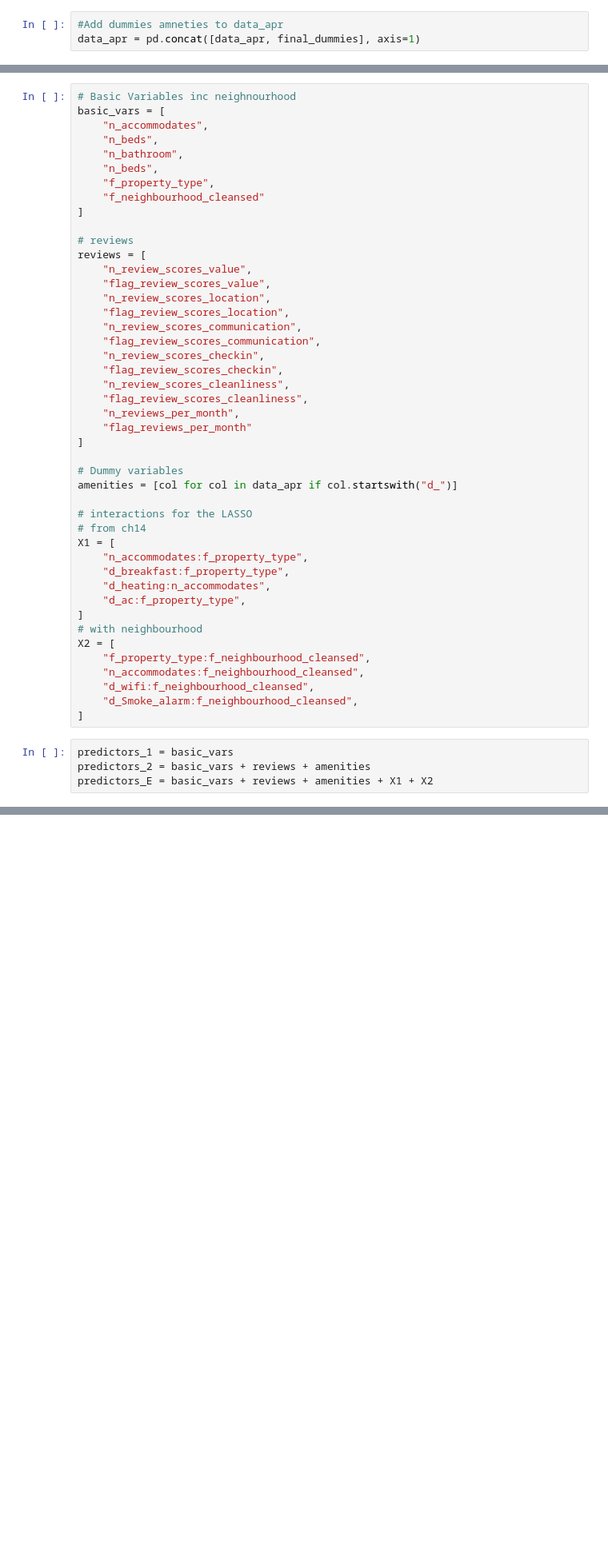
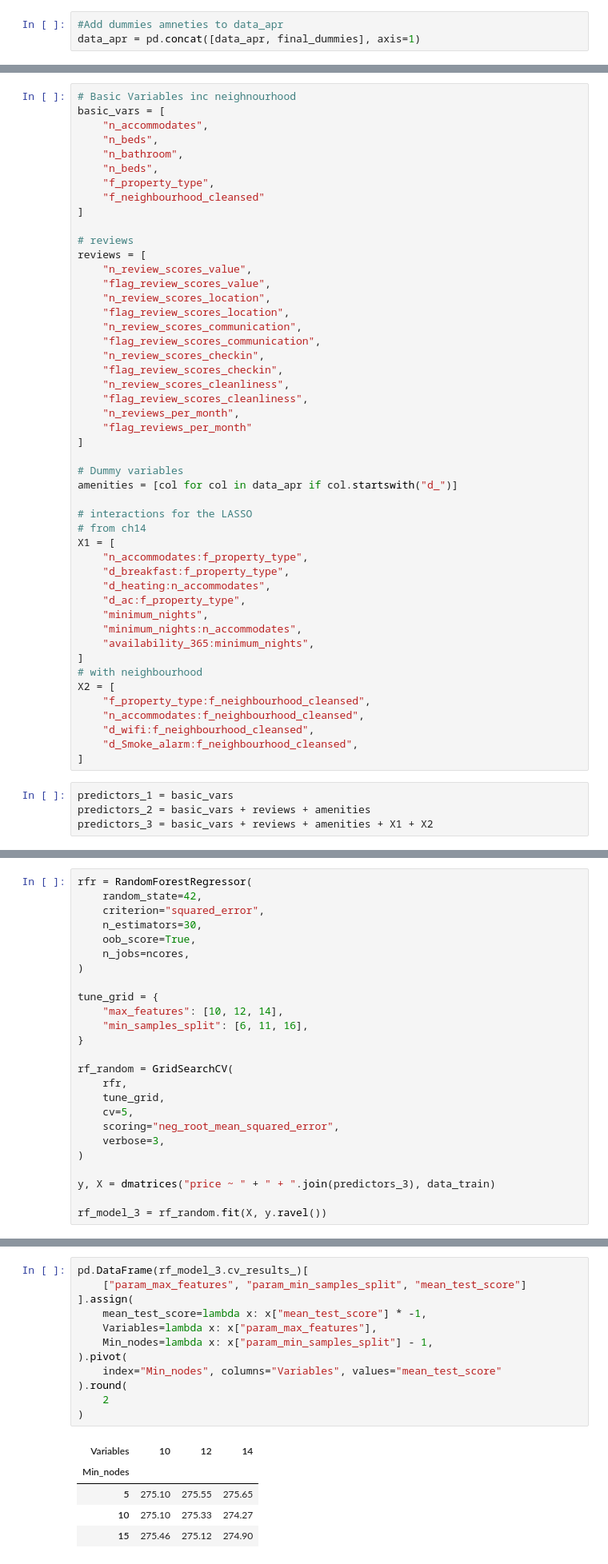
Before and after one commit to Jacopo21/AirbPrice_ML, a Jupyter notebook: vu_apr.ipynb, the cells around one changed output, grey strips where cells are left out. Shown at 80% size. Drawn from its saved outputs; the diff is of its cells as text; blank space fills up the shorter version.

```diff
--- a/vu_apr.ipynb
+++ b/vu_apr.ipynb
@@ -281,6 +283,9 @@ X1 = [
     "d_breakfast:f_property_type",
     "d_heating:n_accommodates",
     "d_ac:f_property_type",
+    "minimum_nights",
+    "minimum_nights:n_accommodates",
+    "availability_365:minimum_nights",
 ]
 # with neighbourhood
 X2 = [
@@ -292,7 +297,7 @@ X2 = [
 # %%
 predictors_1 = basic_vars
 predictors_2 = basic_vars + reviews + amenities
-predictors_E = basic_vars + reviews + amenities + X1 + X2
+predictors_3 = basic_vars + reviews + amenities + X1 + X2
 # %%
 amenities
 # %% [output]
@@ -322,0 +409,25 @@ data_train, data_holdout = train_test_split(data_apr, train_size=0.8, random_sta
+# %%
+rfr = RandomForestRegressor(
+    random_state=42,
+    criterion="squared_error",
+    n_estimators=30,
+    oob_score=True,
+    n_jobs=ncores,
+)
+
+tune_grid = {
+    "max_features": [10, 12, 14],
+    "min_samples_split": [6, 11, 16],
+}
+
+rf_random = GridSearchCV(
+    rfr,
+    tune_grid,
+    cv=5,
+    scoring="neg_root_mean_squared_error",
+    verbose=3,
+)
+
+y, X = dmatrices("price ~ " + " + ".join(predictors_3), data_train)
+
+rf_model_3 = rf_random.fit(X, y.ravel())
@@ -322,0 +487,18 @@ data_train, data_holdout = train_test_split(data_apr, train_size=0.8, random_sta
+# %%
+pd.DataFrame(rf_model_3.cv_results_)[
+    ["param_max_features", "param_min_samples_split", "mean_test_score"]
+].assign(
+    mean_test_score=lambda x: x["mean_test_score"] * -1,
+    Variables=lambda x: x["param_max_features"],
+    Min_nodes=lambda x: x["param_min_samples_split"] - 1,
+).pivot(
+    index="Min_nodes", columns="Variables", values="mean_test_score"
+).round(
+    2
+)
+# %% [output]
+| Variables | 10 | 12 | 14 |
+| Min_nodes |  |  |  |
+| 5 | 275.10 | 275.55 | 275.65 |
+| 10 | 275.10 | 275.33 | 274.27 |
+| 15 | 275.46 | 275.12 | 274.90 |
```
Also changed, not shown: parts of 33 cells of this notebook.
